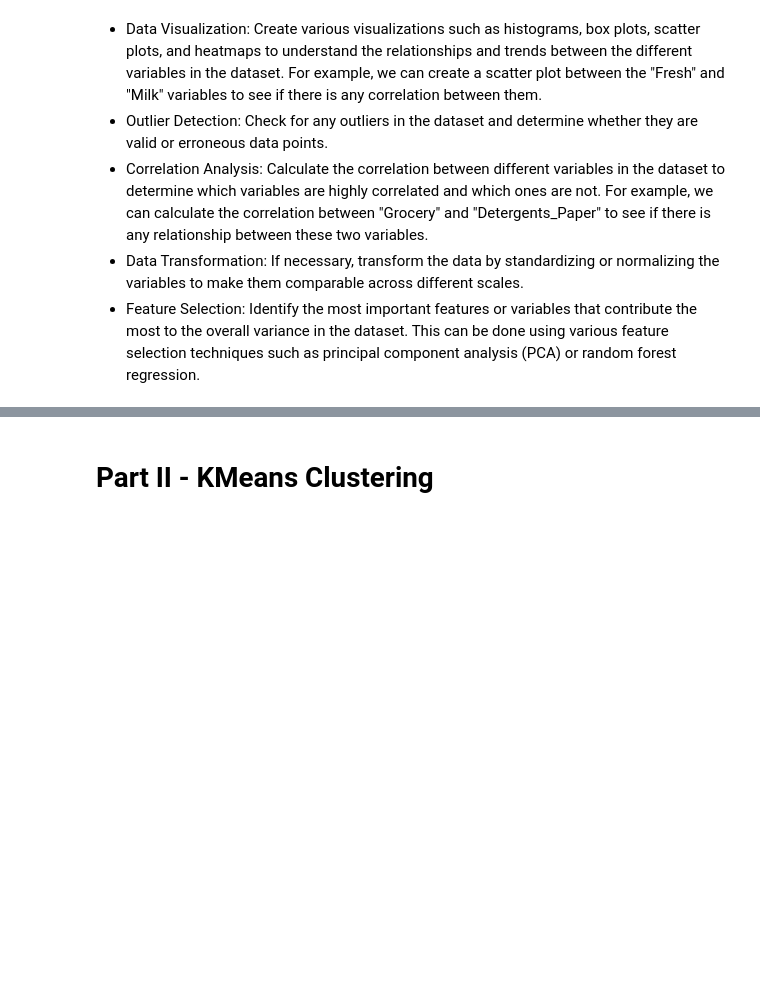
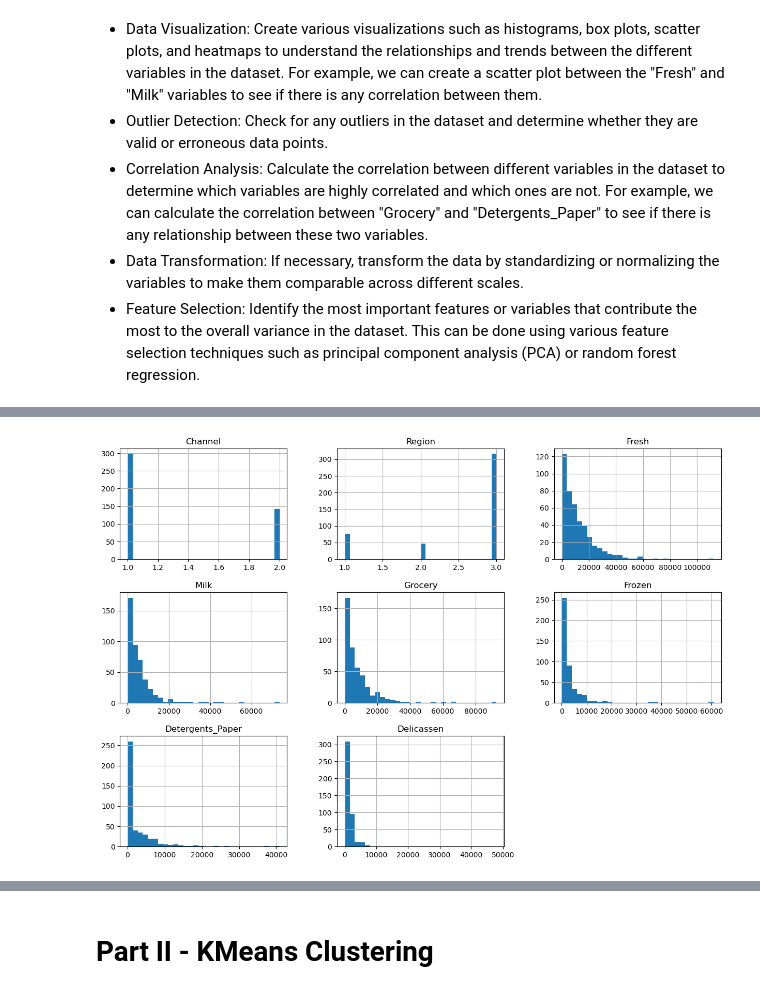
Before and after one commit to rdebullain/ML-Unsupervised, a Jupyter notebook: unsupervised_learning_project.ipynb, the cells around one changed output, grey strips where cells are left out. Saved outputs shown, nothing was run; the diff lists cells and outputs as text; code cells hidden in the pictures; blank space fills up the shorter version.

```diff
--- a/unsupervised_learning_project.ipynb
+++ b/unsupervised_learning_project.ipynb
@@ -20,2 +25,2 @@ The given dataset seems to be a grocery sales dataset containing information abo
 # %%
-df = read.csv("data.csv")
+df = pd.read_csv("Wholesale_Data.csv")
@@ -21,0 +70,6 @@ df = read.csv("data.csv")
+# %%
+# Histograms for each numerical column
+df.hist(bins=30, figsize=(15, 10))
+plt.show()
+# %% [output]
+[figure, added]
```
Also changed, not shown: parts of 9 cells of this notebook.
